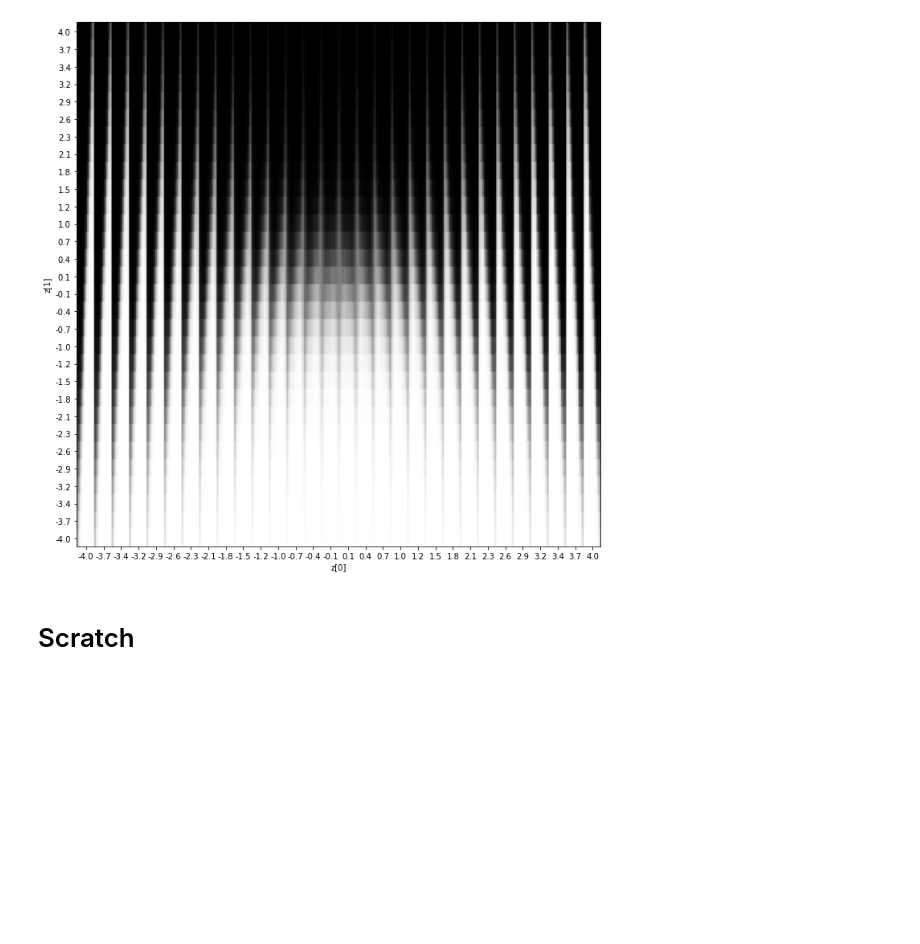
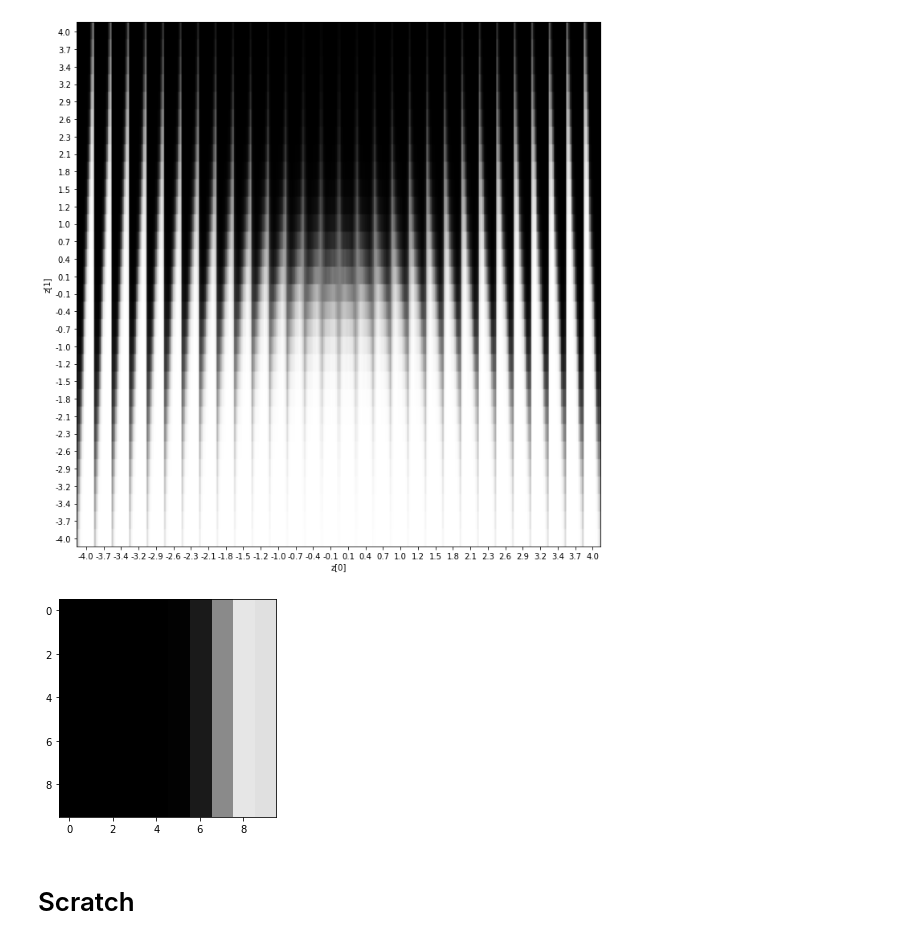
Before and after one commit to ktucker27/quantumML, a Jupyter notebook: python/qst_vae.ipynb, the cells around one changed output. Drawn from its saved outputs; the diff is of its cells as text; code cells hidden in the pictures; blank space fills up the shorter version.

```diff
--- a/python/qst_vae.ipynb
+++ b/python/qst_vae.ipynb
@@ -494,6 +494,10 @@ def plot_qvae_latent(vae, z):
 plot_qvae_results(vae, [-4,-4], [4,4], 0, 12, 0.3)
 # %% [output]
 [figure]
+# %%
+plot_qvae_latent(vae, [-4.0,2])
+# %% [output]
+[figure, added]
 # %% [markdown]
 # Scratch
 # %%
```
